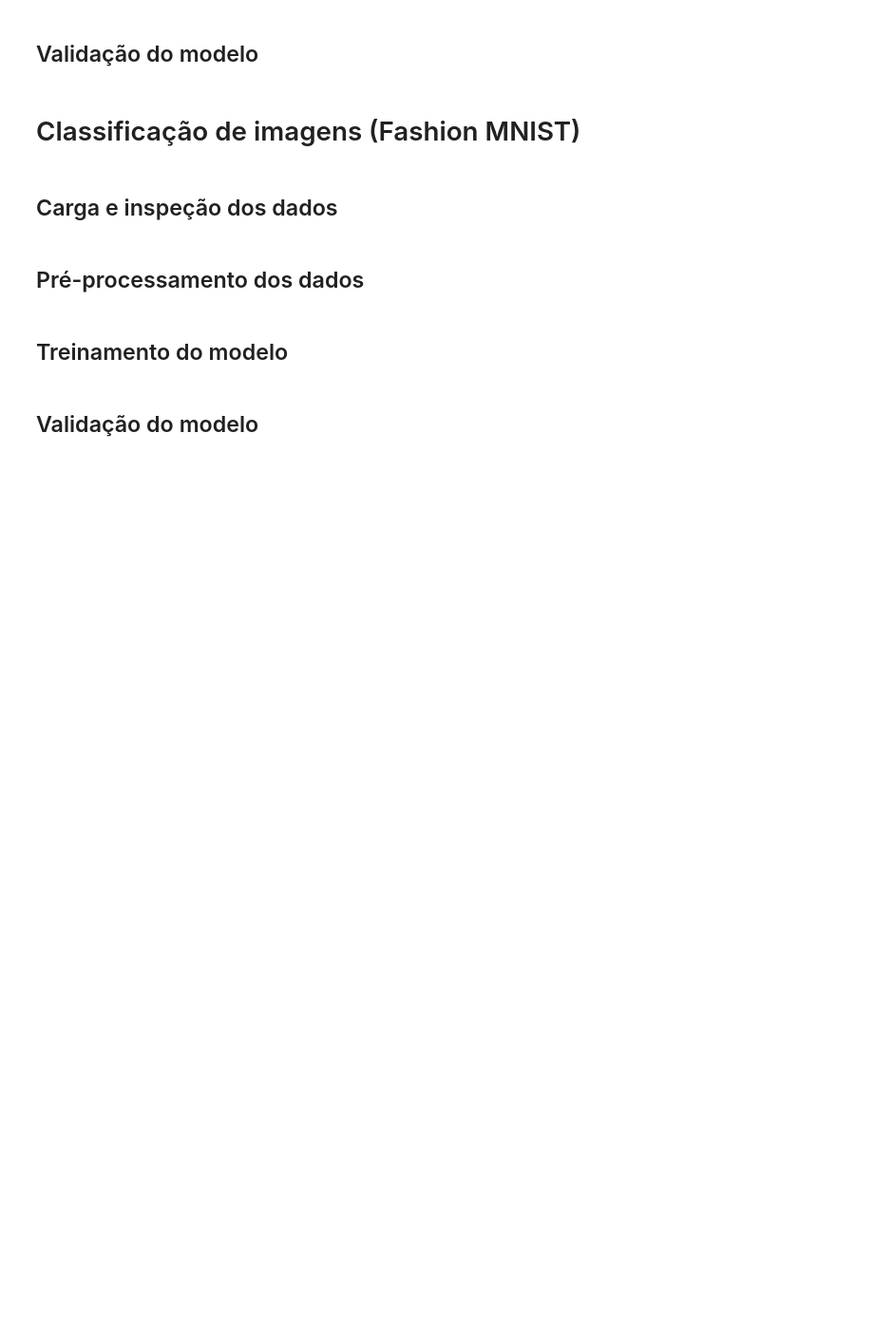
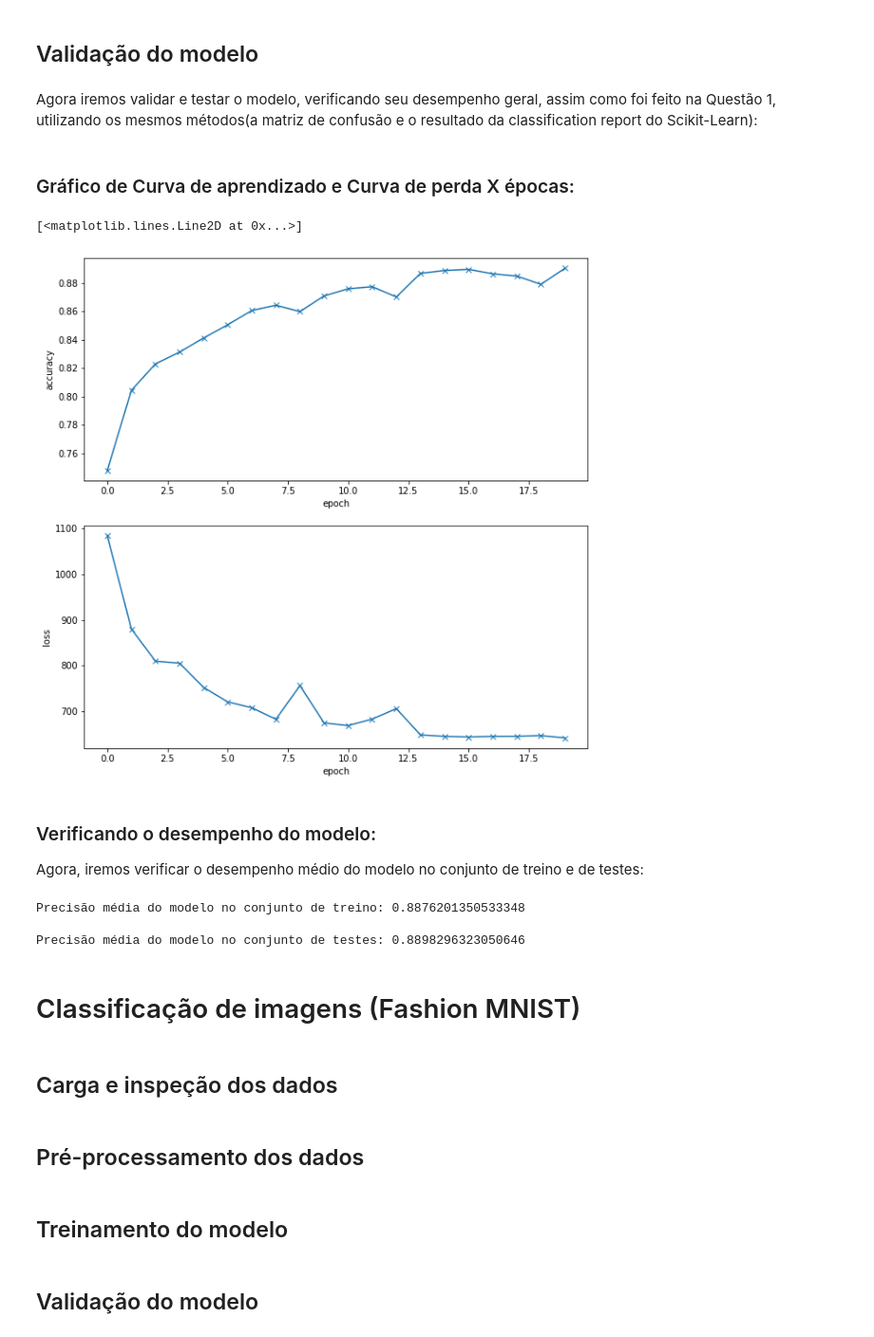
Before and after one commit to leomath42/deep-learning, a Jupyter notebook: T1/DL_T1.ipynb, the cells around one changed output. Shown at 95% size. Cells and saved outputs as stored; diff of their text form; code cells hidden in the pictures; blank space fills up the shorter version.

```diff
--- a/T1/DL_T1.ipynb
+++ b/T1/DL_T1.ipynb
@@ -722,7 +749,6 @@ Além disso, também reutilizei a função de treino da questão 1.
 # %%
 # seu código aqui
 # Definindo um modelo para o problema:
-
 
 ################ Classe que Modela o problema a ser resolvido ################
 import torch.nn as nn
@@ -738,25 +764,27 @@ class DiamondModel(Model):
         hidden_output = self.hidden_layer(_input)
         # Usando a função de ativação da camada oculta
         out = torch_functions.relu(hidden_output)
+
         # camada de saída
         out = self.output_layer(out)
         out = torch_functions.relu(out)
-        # Usando a função de ativação da camada de saída
-        # out = torch_functions.sigmoid(out)
+
+        # tornando o valor em um inteiro
+        # out = torch.abs(out)
+
         return out
 
     def accuracy(self, output, y_test):
+        '''
+            Computa a precisão das predições do modelo.
+        '''
         x = output.squeeze(1)
         y = y_test.squeeze(1)
 
-        c = torch.abs((y-x)/x)
-
-        torch.min(c, dim=0)
-
-        acc = torch.le(c,  self.epsilon).sum().float() / x.shape[0]
+        acc = (1 - torch.abs((x - y) / y) ).mean()
+        acc = acc.mean()
 
         return acc
 
-# dm = DiamondModel()
-print(x_train.shape[1], y_train.shape[1])
+print(DiamondModel)
 # %% [output]
@@ -1028,0 +792,5 @@ tensor(0.1300)
+# %%
+
+diamond_model = DiamondModel(input_size, hidden_size, output_size, rmse_loss)
+
+traning_model(diamond_model, NUM_EPOCHS, LEARNING_RATE, train_dataset_loader, test_dataset_loader)
@@ -1033,3 +820,56 @@ tensor(0.1300)
+# %% [markdown]
+Agora iremos validar e testar o modelo, verificando seu desempenho geral, assim como foi feito na Questão 1, utilizando os mesmos métodos(a matriz de confusão e o resultado da classification report do Scikit-Learn):
+# %% [markdown]
+### Gráfico de Curva de aprendizado e Curva de perda X épocas:
+# %%
+# seu código aqui
+
+accuracies = [result[1] for result in diamond_model.evaluate_history]
+losses = [result[0] for result in diamond_model.evaluate_history]
+
+fig, axs = plt.subplots(2, figsize=(10, 10))
+
+axs[0].set(xlabel='epoch', ylabel='accuracy')
+axs[0].plot(accuracies, '-x')
+axs[1].set(xlabel='epoch', ylabel='loss')
+axs[1].plot(losses, '-x')
+# %% [output]
+[<matplotlib.lines.Line2D at 0x...>]
+[figure, added]
+# %% [markdown]
+### Verificando o desempenho do modelo:
+
+Agora, iremos verificar o desempenho médio do modelo no conjunto de treino e de testes:
+# %%
+
+def func(model, x_data, y_expected):
+    output = model(x_data)
+    v = 1 - torch.abs(torch.round(y_expected) - output) / output
+    v = v.squeeze()
+    return v
+
+accuracies_train = []
+accuracies_test = []
+
+diamond_model.eval()
+with torch.no_grad():
+    for x, y in train_dataset_loader:
+        accuracies_train.extend( func(diamond_model, x, y).tolist() )
+
+    for x, y in test_dataset_loader:
+        accuracies_test.extend( func(diamond_model, x, y).tolist() )
+
+
+accuracy_train = np.array(accuracies_train).mean()
+accuracy_test = np.array(accuracies_test).mean()
+
+print("Precisão média do modelo no conjunto de treino: {}\n".format(accuracy_train))
+
+print("Precisão média do modelo no conjunto de testes: {}\n".format(accuracy_test))
+# %% [output]
+Precisão média do modelo no conjunto de treino: 0.8876201350533348
+
+Precisão média do modelo no conjunto de testes: 0.8898296323050646
 # %% [markdown]
 # Classificação de imagens (Fashion MNIST)
 # %% [markdown]
```
Also changed, not shown: parts of 19 cells of this notebook.
